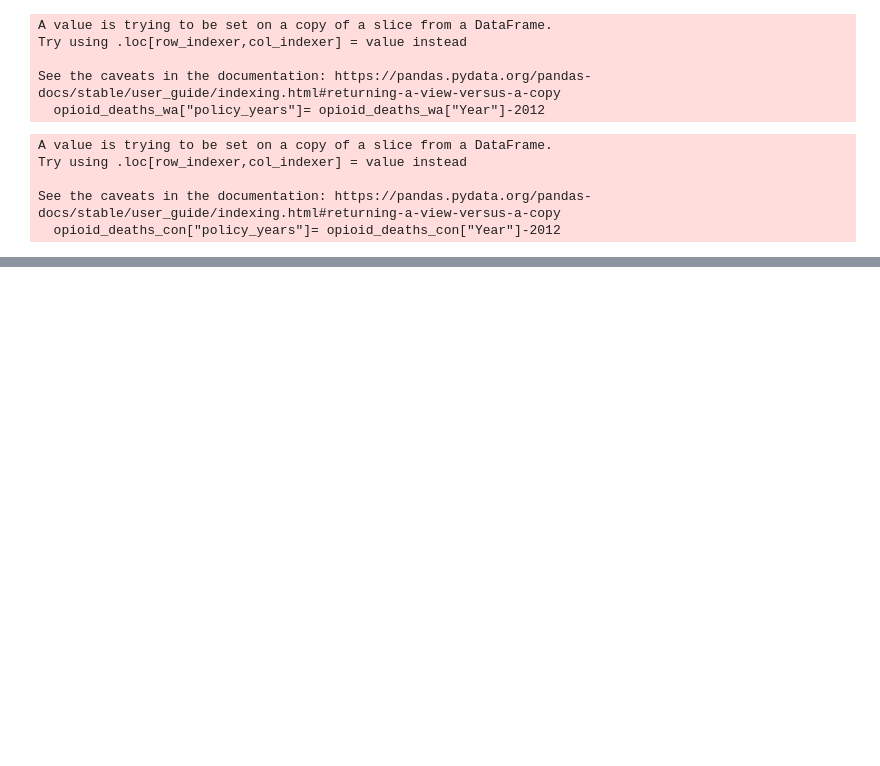
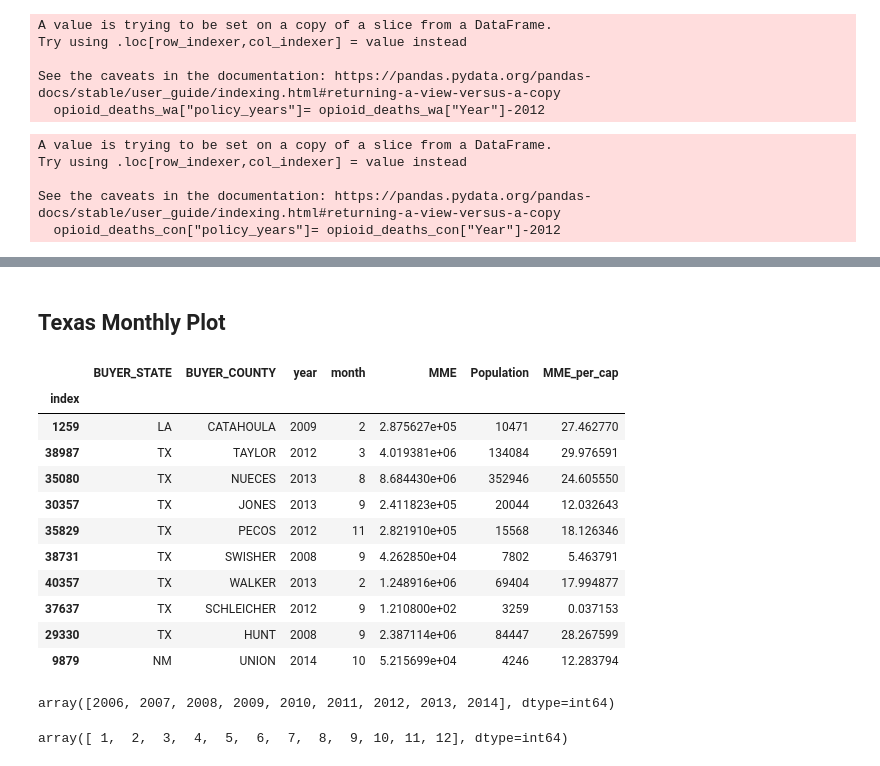
Before and after one commit to ShiningYang0207/opioid-control-policy, a Jupyter notebook: 30_plotting/plotting_modified2.ipynb, the cells around one changed output, grey strips where cells are left out. Drawn from its saved outputs; the diff is of its cells as text; code cells hidden in the pictures; blank space fills up the shorter version.

```diff
--- a/30_plotting/plotting_modified2.ipynb
+++ b/30_plotting/plotting_modified2.ipynb
@@ -497,3 +497,31 @@ diff_wa_death = con_chart_death + wa_chart_death + sep_line
 diff_wa_death
 # %% [output]
 [interactive output not drawn]
+# %% [markdown]
+## Texas Monthly Plot
+# %%
+month_opioid_buyers = pd.read_parquet("C:/MIDS/Github/pds2021-opioids-pds6/10_modified_data/opi_tx_pop.parquet", engine='fastparquet')
+
+month_opioid_buyers=month_opioid_buyers.rename(columns={"MME per cap":"MME_per_cap"})
+month_opioid_buyers.sample(10)
+# %% [output]
+|  | BUYER_STATE | BUYER_COUNTY | year | month | MME | Population | MME_per_cap |
+| index |  |  |  |  |  |  |  |
+| 1259 | LA | CATAHOULA | 2009 | 2 | 2.875627e+05 | 10471 | 27.462770 |
+| 38987 | TX | TAYLOR | 2012 | 3 | 4.019381e+06 | 134084 | 29.976591 |
+| 35080 | TX | NUECES | 2013 | 8 | 8.684430e+06 | 352946 | 24.605550 |
+| 30357 | TX | JONES | 2013 | 9 | 2.411823e+05 | 20044 | 12.032643 |
+| 35829 | TX | PECOS | 2012 | 11 | 2.821910e+05 | 15568 | 18.126346 |
+| 38731 | TX | SWISHER | 2008 | 9 | 4.262850e+04 | 7802 | 5.463791 |
+| 40357 | TX | WALKER | 2013 | 2 | 1.248916e+06 | 69404 | 17.994877 |
+| 37637 | TX | SCHLEICHER | 2012 | 9 | 1.210800e+02 | 3259 | 0.037153 |
+| 29330 | TX | HUNT | 2008 | 9 | 2.387114e+06 | 84447 | 28.267599 |
+| 9879 | NM | UNION | 2014 | 10 | 5.215699e+04 | 4246 | 12.283794 |
+# %%
+month_opioid_buyers['year'].unique()
+# %% [output]
+array([2006, 2007, 2008, 2009, 2010, 2011, 2012, 2013, 2014], dtype=int64)
+# %%
+month_opioid_buyers['month'].unique()
+# %% [output]
+array([ 1,  2,  3,  4,  5,  6,  7,  8,  9, 10, 11, 12], dtype=int64)
```
Also changed, not shown: parts of 8 cells of this notebook.
